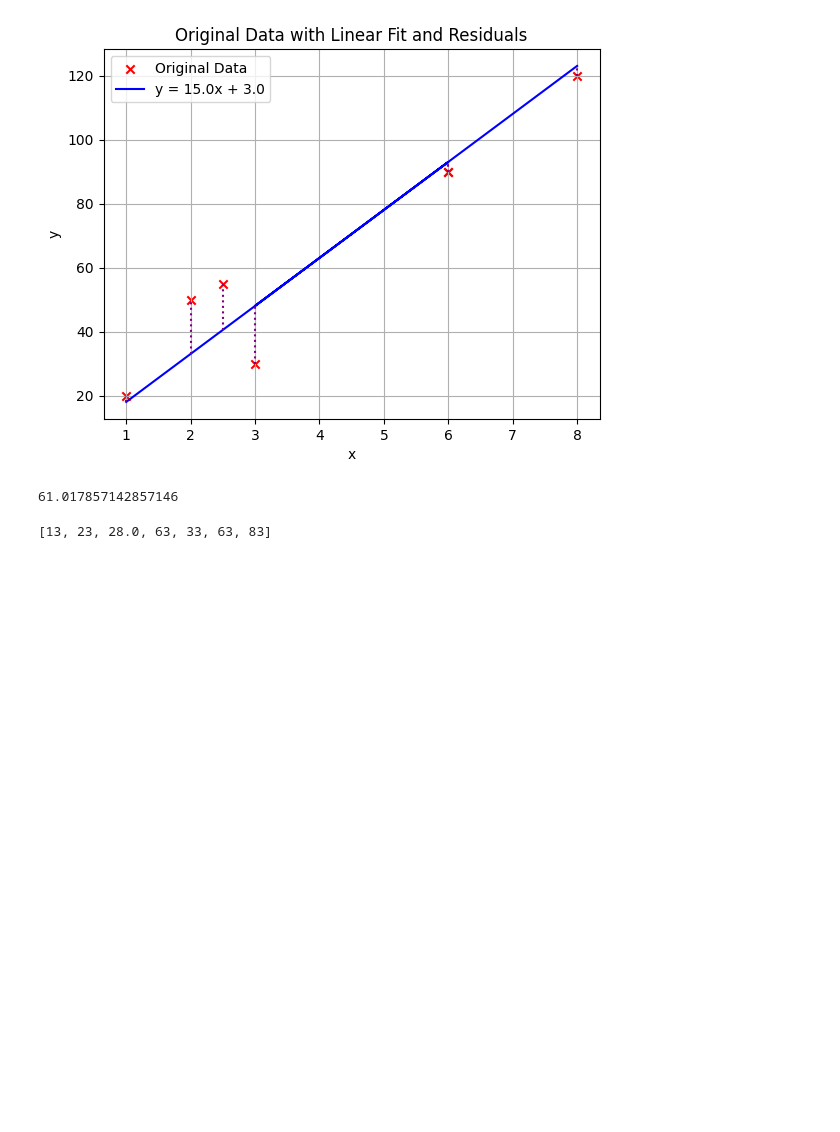
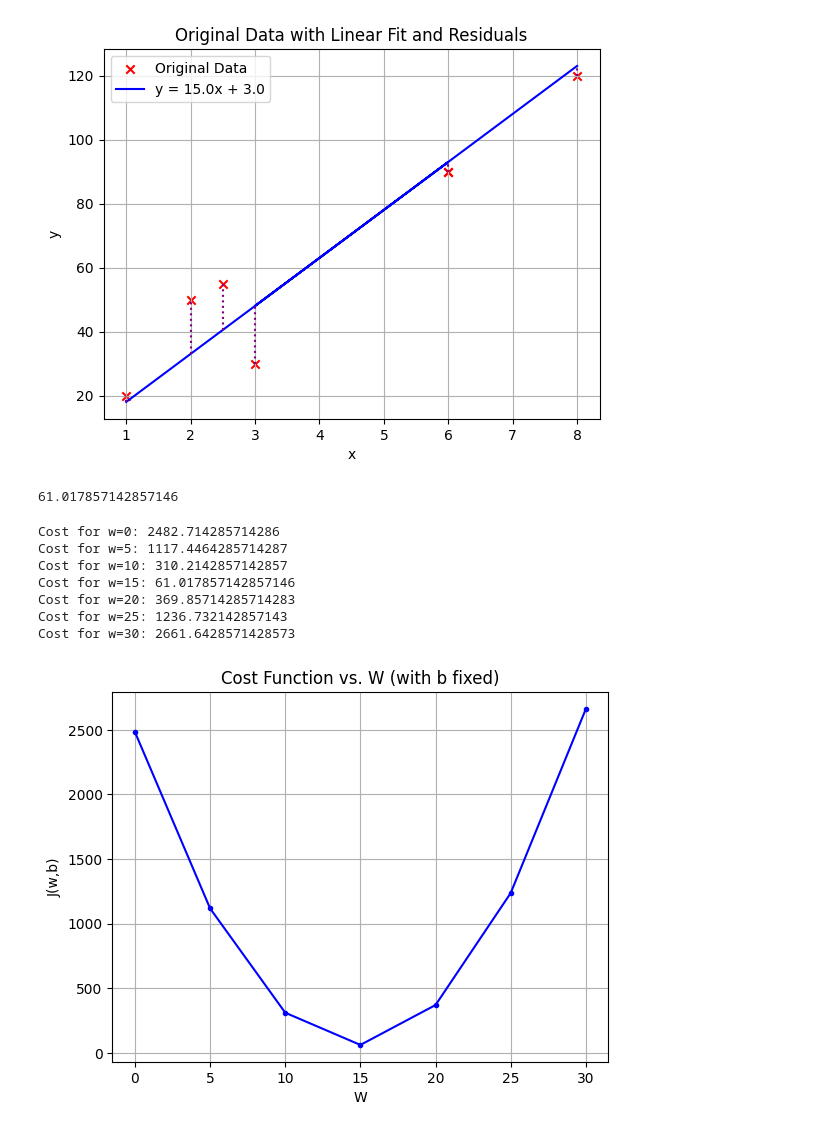
Before and after one commit to Faysal3010/Data-Science-Machine-Learning-, a Jupyter notebook: Cost_function_Visualization.ipynb, the cells around one changed output. Drawn from its saved outputs; the diff is of its cells as text; code cells hidden in the pictures; blank space fills up the shorter version.

```diff
--- a/Cost_function_Visualization.ipynb
+++ b/Cost_function_Visualization.ipynb
@@ -52,7 +52,28 @@ Enter w: 15
 Enter b: 3
 [figure]
 61.017857142857146
-# %%
-print([w*xi + b for xi in x])
-# %% [output]
-[13, 23, 28.0, 63, 33, 63, 83]
+# %%
+cost = []
+# Assuming x, y, and b are already defined and are NumPy arrays
+w_new=[0,5,10,15,20,25,30]
+
+for current_w in w_new:
+    total_cost = compute_cost(x, y, current_w, b)
+    print(f"Cost for w={current_w}: {total_cost}")
+    cost.append(total_cost)
+
+plt.plot(w_new, cost, marker='.', color='blue')
+plt.xlabel('W')
+plt.ylabel('J(w,b)')
+plt.title('Cost Function vs. W (with b fixed)')
+plt.grid(True)
+plt.show()
+# %% [output]
+Cost for w=0: 2482.714285714286
+Cost for w=5: 1117.4464285714287
+Cost for w=10: 310.2142857142857
+Cost for w=15: 61.017857142857146
+Cost for w=20: 369.85714285714283
+Cost for w=25: 1236.732142857143
+Cost for w=30: 2661.6428571428573
+[figure, added]
```
